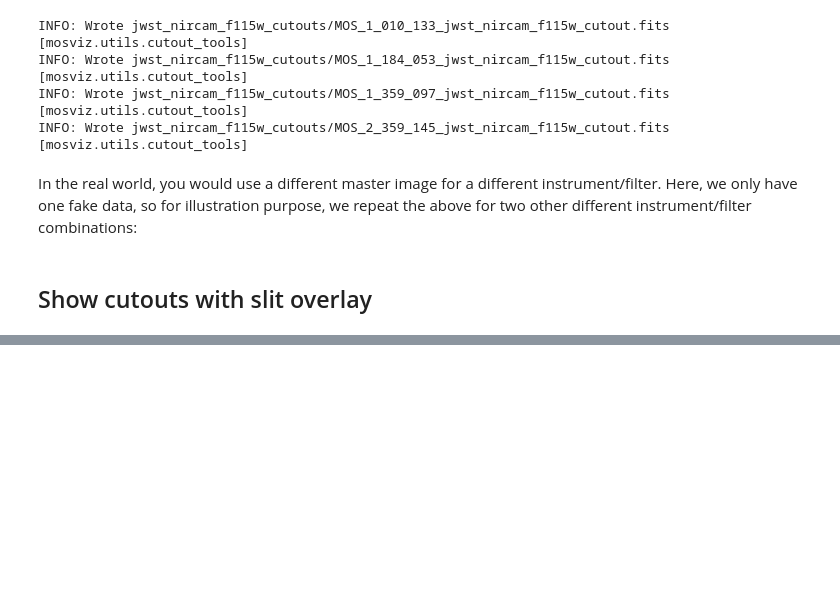
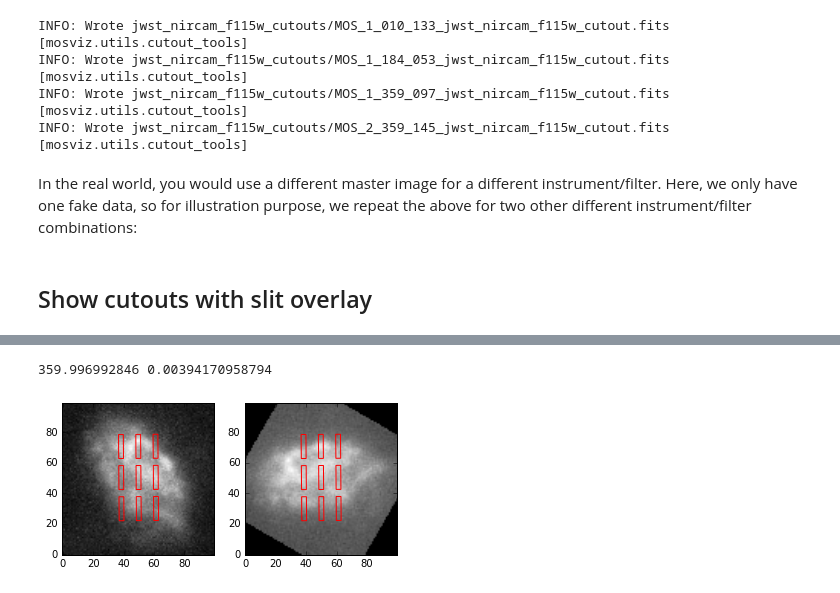
Before and after one commit to spacetelescope/mosviz, a Jupyter notebook: docs/mosviz/notebooks/make_cutouts.ipynb, the cells around one changed output, grey strips where cells are left out. Drawn from its saved outputs; the diff is of its cells as text; code cells hidden in the pictures; blank space fills up the shorter version.

```diff
--- a/docs/mosviz/notebooks/make_cutouts.ipynb
+++ b/docs/mosviz/notebooks/make_cutouts.ipynb
@@ -62,0 +79,25 @@ Plot yet another object but with a different slit appearance and save it out to
+# %%
+with fits.open('jwst_nircam_f200w_cutouts/MOS_1_010_133_jwst_nircam_f200w_cutout.fits') as pf:
+    data = pf[0].data
+    hdr = pf[0].header
+
+obj_ra = hdr['OBJ_RA']
+obj_dec = hdr['OBJ_DEC']
+print(obj_ra, obj_dec)
+# %% [output]
+359.996992846 0.00394170958794
+# %%
+# Generate some fake slit position to represent MSA shutters.
+fake_ra = [obj_ra - 0.0001] * 3 + [obj_ra] * 3 + [obj_ra + 0.0001] * 3
+fake_dec = [obj_dec - 0.00018, obj_dec, obj_dec + 0.00018] * 3
+# %%
+fig = plt.figure()
+ax1 = fig.add_subplot(121)
+ax2 = fig.add_subplot(122)
+
+show_cutout_with_slit(hdr, data=data, slit_ra=fake_ra, slit_dec=fake_dec,
+                      slit_width=0.1, slit_length=0.5, color='red', ax=ax1)
+show_cutout_with_slit(hdr, data=data, slit_ra=fake_ra, slit_dec=fake_dec, slit_angle=30,
+                      slit_width=0.1, slit_length=0.5, color='red', ax=ax2)
+# %% [output]
+[figure, added]
```
Also changed, not shown: parts of 16 cells of this notebook, 2 other files.
